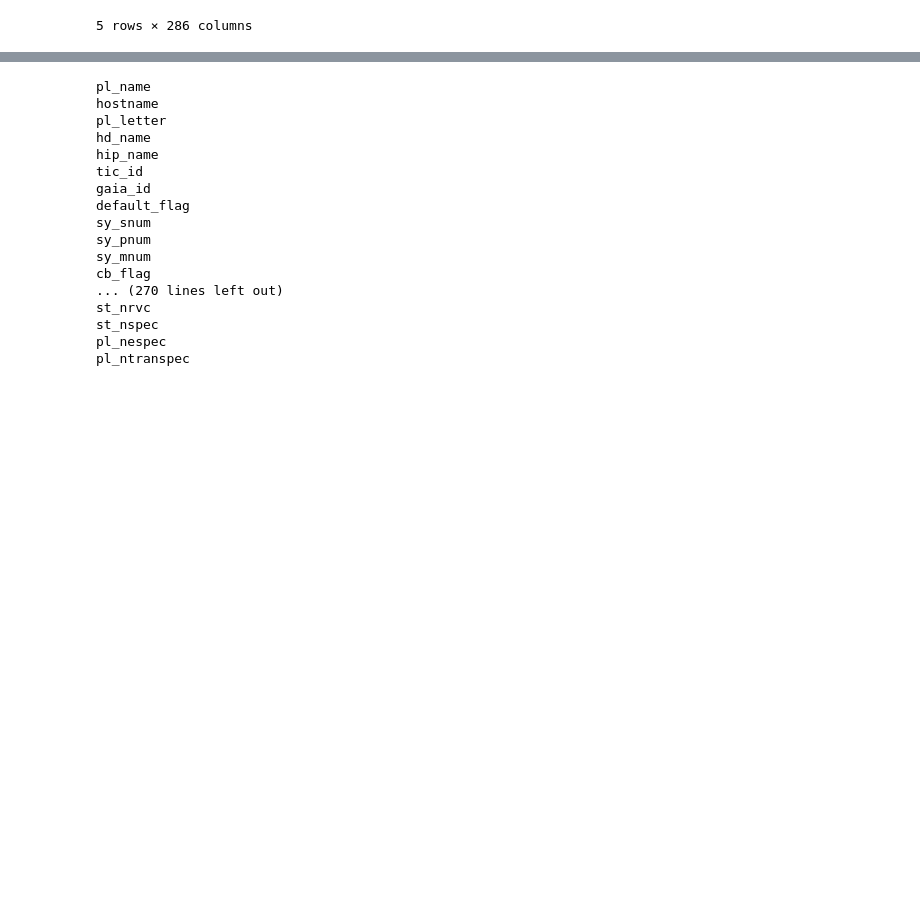
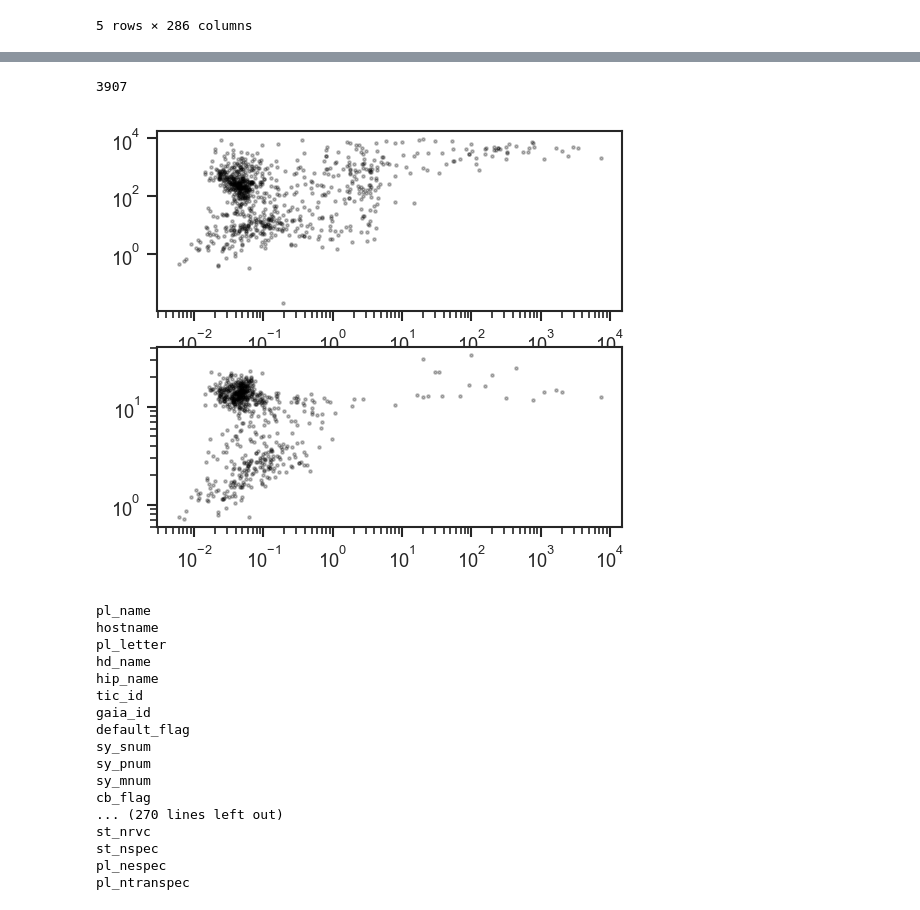
Before and after one commit to trevordavid/nasa-smex-concept, a Jupyter notebook: notebooks/smex_plots.ipynb, the cells around one changed output, grey strips where cells are left out. Cells and saved outputs as stored; diff of their text form; code cells hidden in the pictures; blank space fills up the shorter version.

```diff
--- a/notebooks/smex_plots.ipynb
+++ b/notebooks/smex_plots.ipynb
@@ -91,3 +107,25 @@ nea.head()
+# %%
+len(nea[arg2])
+# %% [output]
+3907
+# %%
+fig,ax = plt.subplots(nrows=2,ncols=1,figsize=(4,3.5))
+
+arg1 = (nea['pl_masselim']==0)
+arg2 = (nea['pl_radelim']==0)
+
+sc_kws = {"s":2, "alpha":0.25, "color":"k"}
+
+ax[0].scatter(nea['pl_orbsmax'][arg1],
+              nea['pl_masse'][arg1], **sc_kws)
+
+ax[1].scatter(nea['pl_orbsmax'][arg1],
+              nea['pl_rade'][arg1], **sc_kws)
+
+for i in range(2):
+    ax[i].loglog()
+# %% [output]
+[figure, added]
 # %%
 for col in nea.columns:
     print(col)
```
Also changed, not shown: parts of 4 cells of this notebook, 4 other files.
